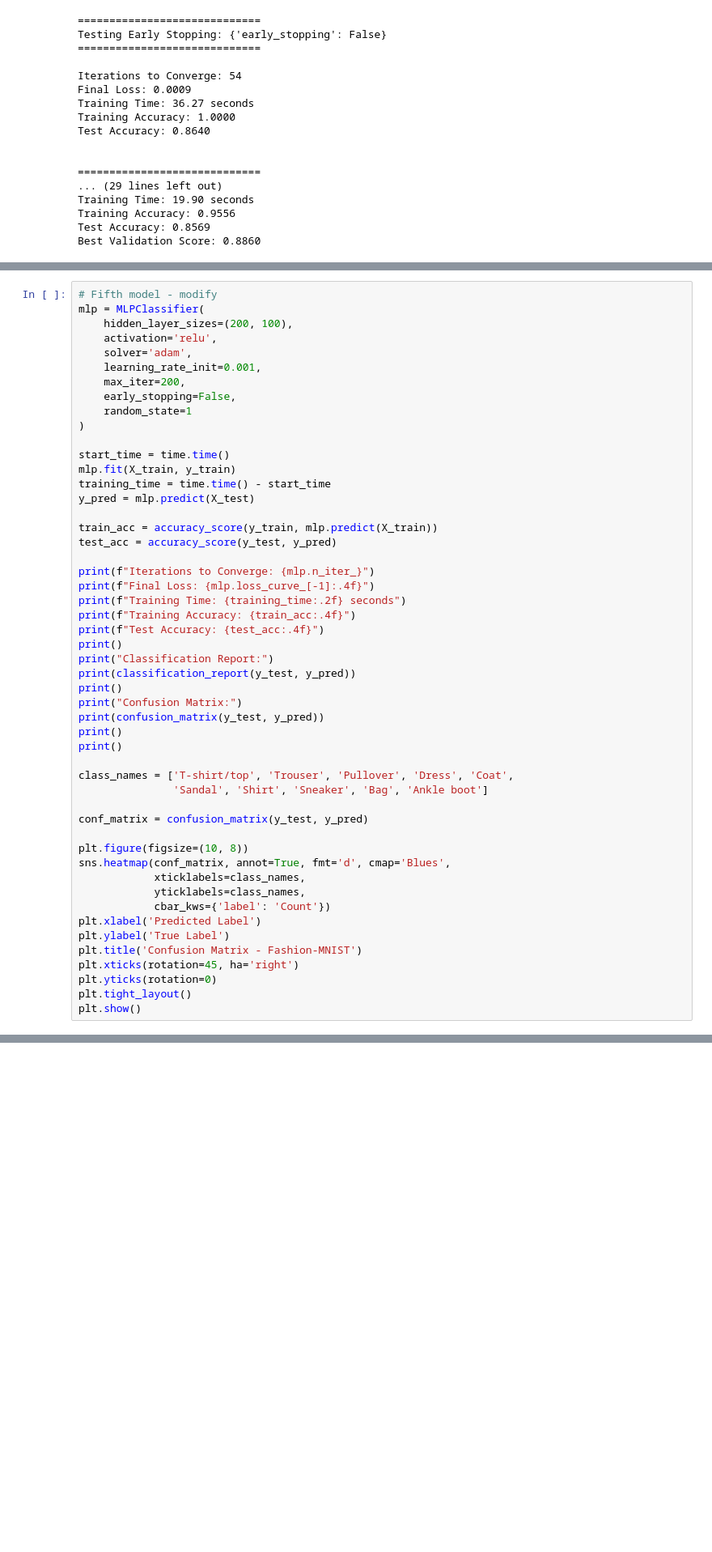
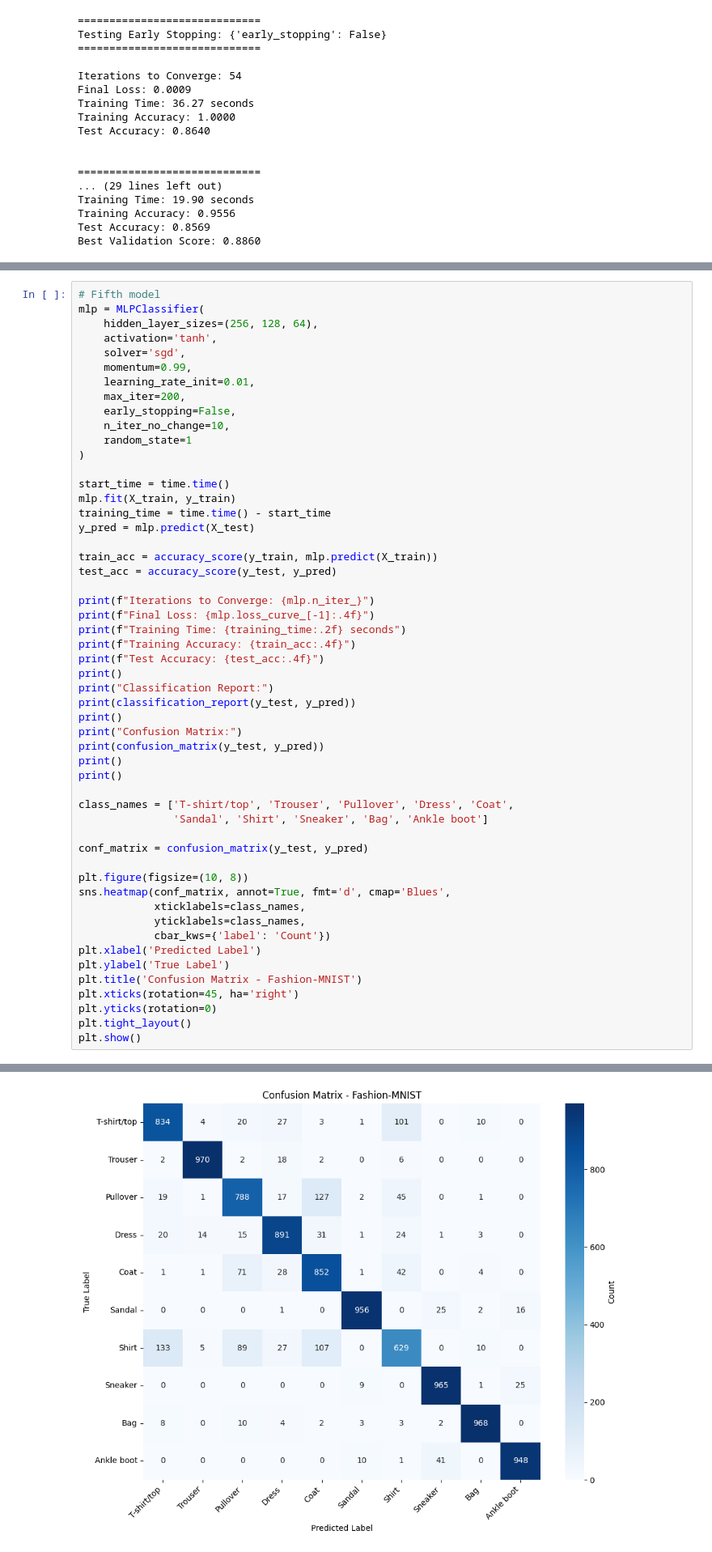
Before and after one commit to brodyanderson/math-6880-Project3, a Jupyter notebook: project3.ipynb, the cells around one changed output, grey strips where cells are left out. Shown at 81% size. Saved outputs shown, nothing was run; the diff lists cells and outputs as text; blank space fills up the shorter version.

```diff
--- a/project3.ipynb
+++ b/project3.ipynb
@@ -831,12 +893,14 @@ plt.show()
 # %%
-# Fifth model - modify
+# Fifth model
 mlp = MLPClassifier(
-    hidden_layer_sizes=(200, 100),
-    activation='relu',
-    solver='adam',
-    learning_rate_init=0.001,
+    hidden_layer_sizes=(256, 128, 64),
+    activation='tanh',
+    solver='sgd',
+    momentum=0.99,
+    learning_rate_init=0.01,
     max_iter=200,
     early_stopping=False,
+    n_iter_no_change=10,
     random_state=1
 )
 
@@ -879,3 +943,4 @@ plt.xticks(rotation=45, ha='right')
 plt.yticks(rotation=0)
 plt.tight_layout()
 plt.show()
+# %% [output]
@@ -881,0 +964 @@ plt.show()
+[figure, added]
```
Also changed, not shown: parts of 7 cells of this notebook.
